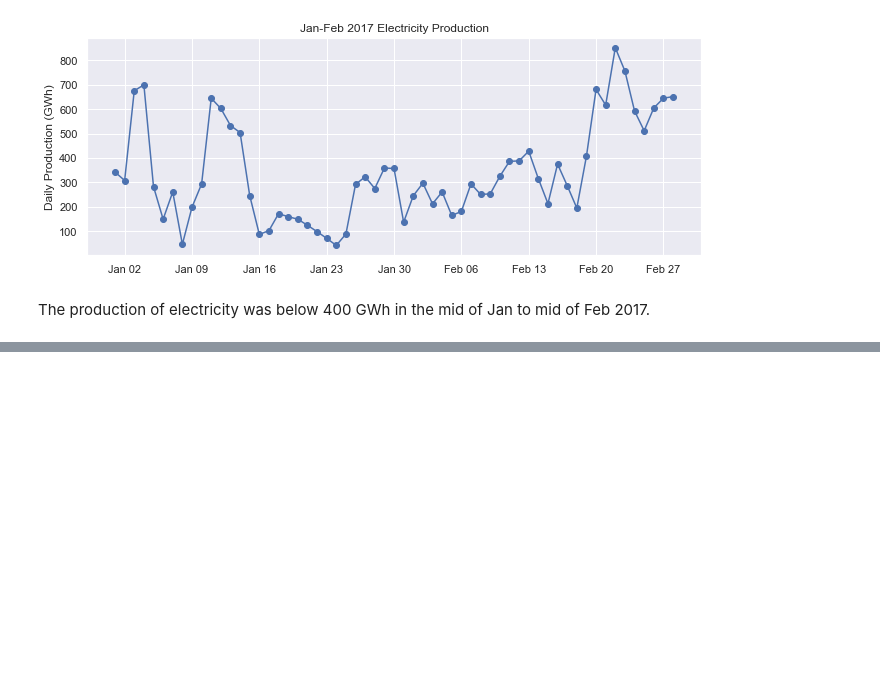
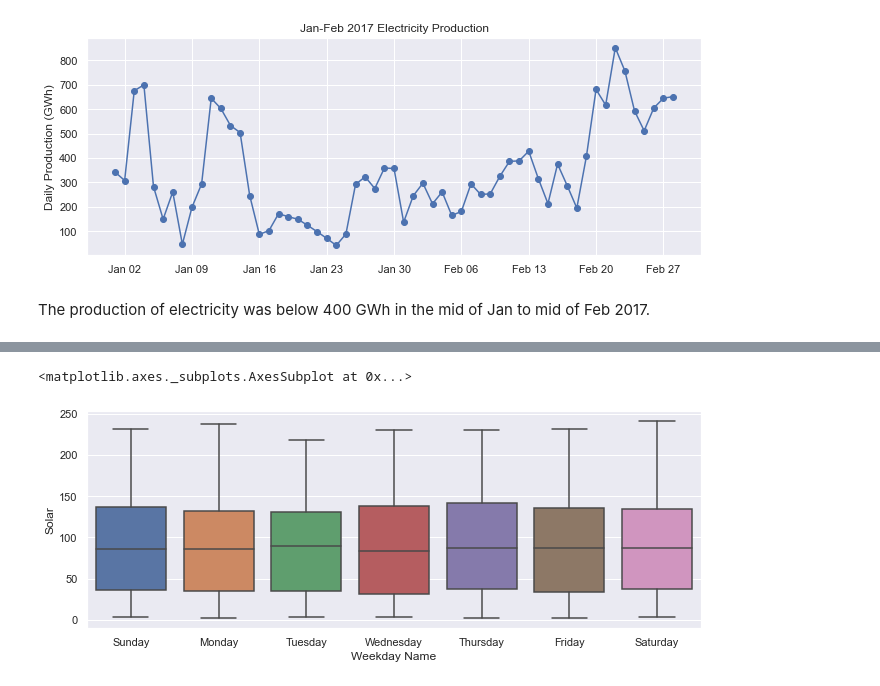
Before and after one commit to adili0505/Demo, a Jupyter notebook: demo_time_series.ipynb, the cells around one changed output, grey strips where cells are left out. Drawn from its saved outputs; the diff is of its cells as text; code cells hidden in the pictures; blank space fills up the shorter version.

```diff
--- a/demo_time_series.ipynb
+++ b/demo_time_series.ipynb
@@ -196,0 +216,5 @@ The production of electricity was below 400 GWh in the mid of Jan to mid of Feb
+# %%
+sns.boxplot(data=opsd_daily, x='Weekday Name', y='Solar')
+# %% [output]
+<matplotlib.axes._subplots.AxesSubplot at 0x...>
+[figure, added]
```
Also changed, not shown: parts of 25 cells of this notebook.
